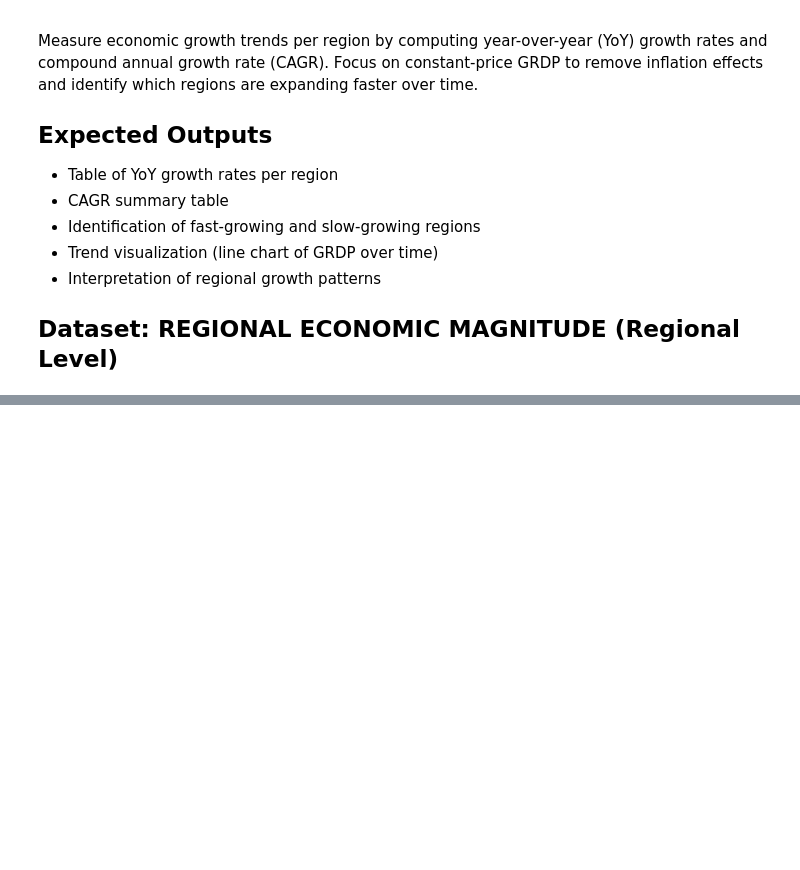
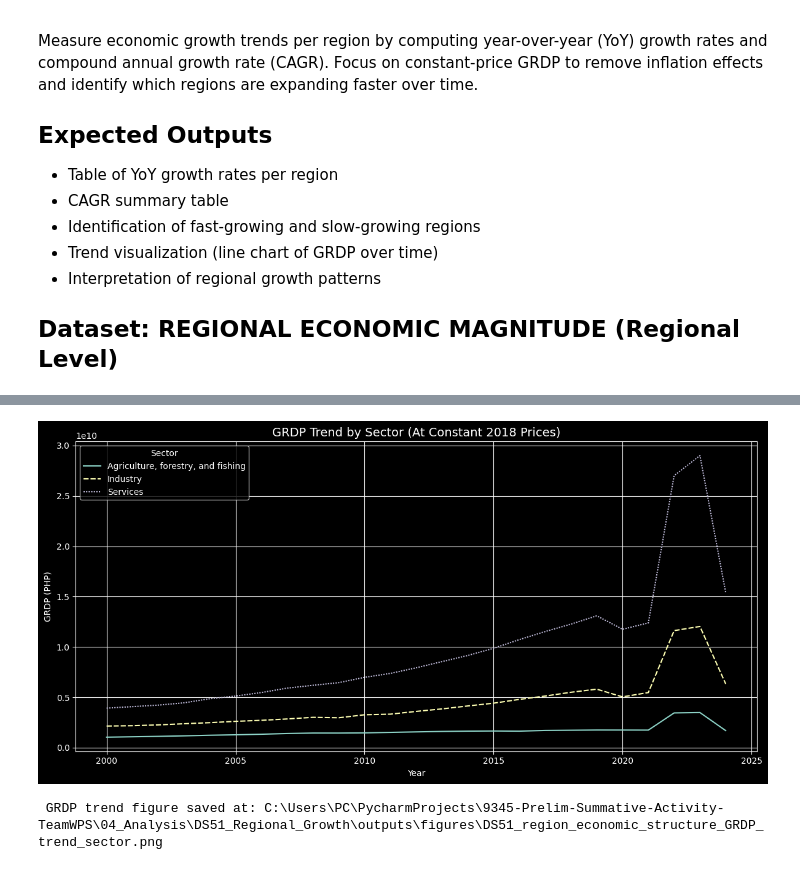
Before and after one commit to Llena-Anthony/9345-Prelim-Summative-Activity-TeamWPS, a Jupyter notebook: 04_Analysis/DS51_Regional_Growth/DS51_regional_growth_analysis.ipynb, the cells around one changed output, grey strips where cells are left out. Cells and saved outputs as stored; diff of their text form; code cells hidden in the pictures; blank space fills up the shorter version.

Commit message:
DS51 completed with outputs and visualization

```diff
--- a/04_Analysis/DS51_Regional_Growth/DS51_regional_growth_analysis.ipynb
+++ b/04_Analysis/DS51_Regional_Growth/DS51_regional_growth_analysis.ipynb
@@ -17,0 +130,19 @@ Measure economic growth trends per region by computing year-over-year (YoY) grow
+# %%
+# Visualize GRDP trends
+plt.figure(figsize=(12,6))
+sns.lineplot(data=df_pivot)
+plt.title('GRDP Trend by Sector (At Constant 2018 Prices)', fontsize=14)
+plt.xlabel('Year')
+plt.ylabel('GRDP (PHP)')
+plt.grid(True)
+plt.legend(title='Sector')
+plt.tight_layout()
+
+# Save figure in OUT_FIGS
+fig_file = OUT_FIGS / "DS51_region_economic_structure_GRDP_trend_sector.png"
+plt.savefig(fig_file, dpi=300)
+plt.show()
+print(f"\n GRDP trend figure saved at: {fig_file}")
+# %% [output]
+[figure, added]
+ GRDP trend figure saved at: C:\Users\PC\PycharmProjects\9345-Prelim-Summative-Activity-TeamWPS\04_Analysis\DS51_Regional_Growth\outputs\figures\DS51_region_economic_structure_GRDP_trend_sector.png
```
Also changed, not shown: parts of 4 cells of this notebook, 3 other files.
